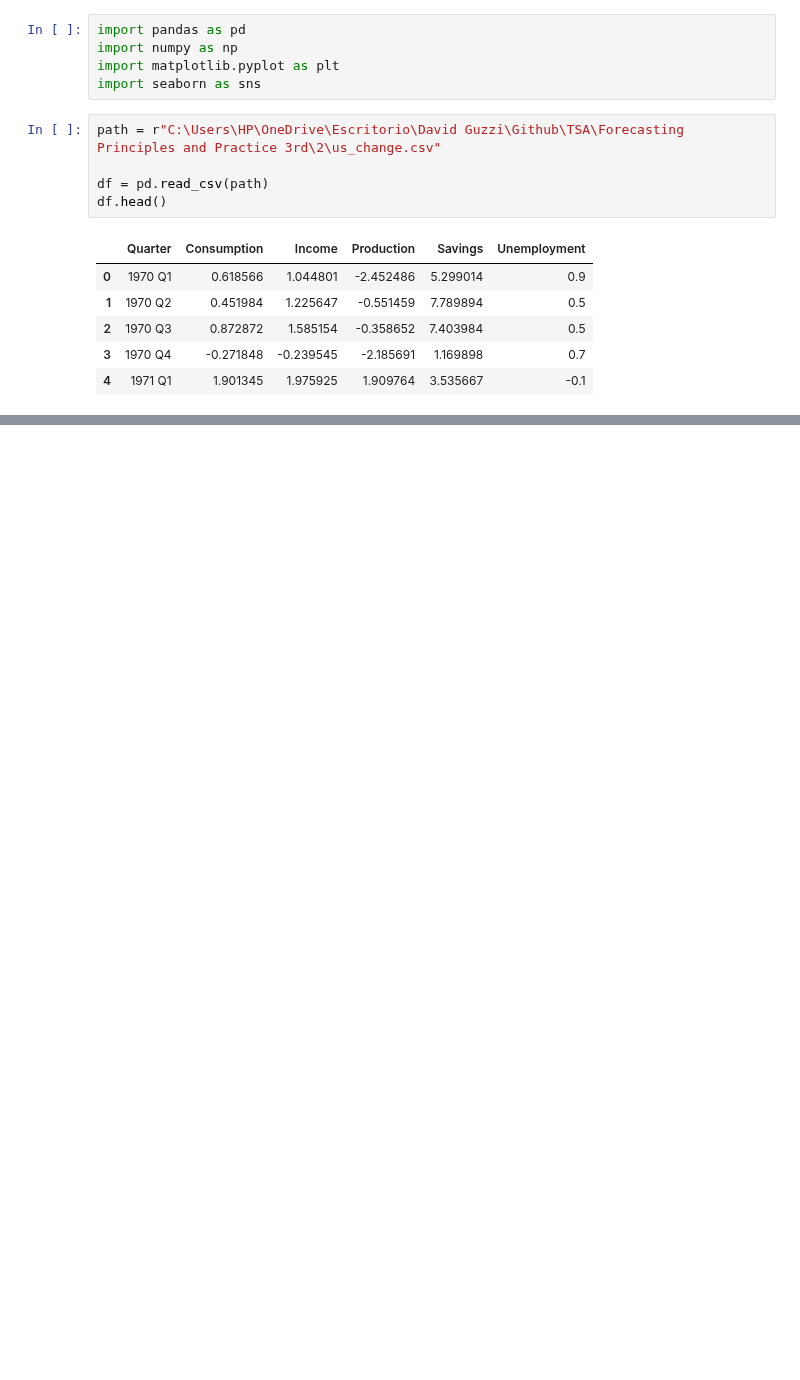
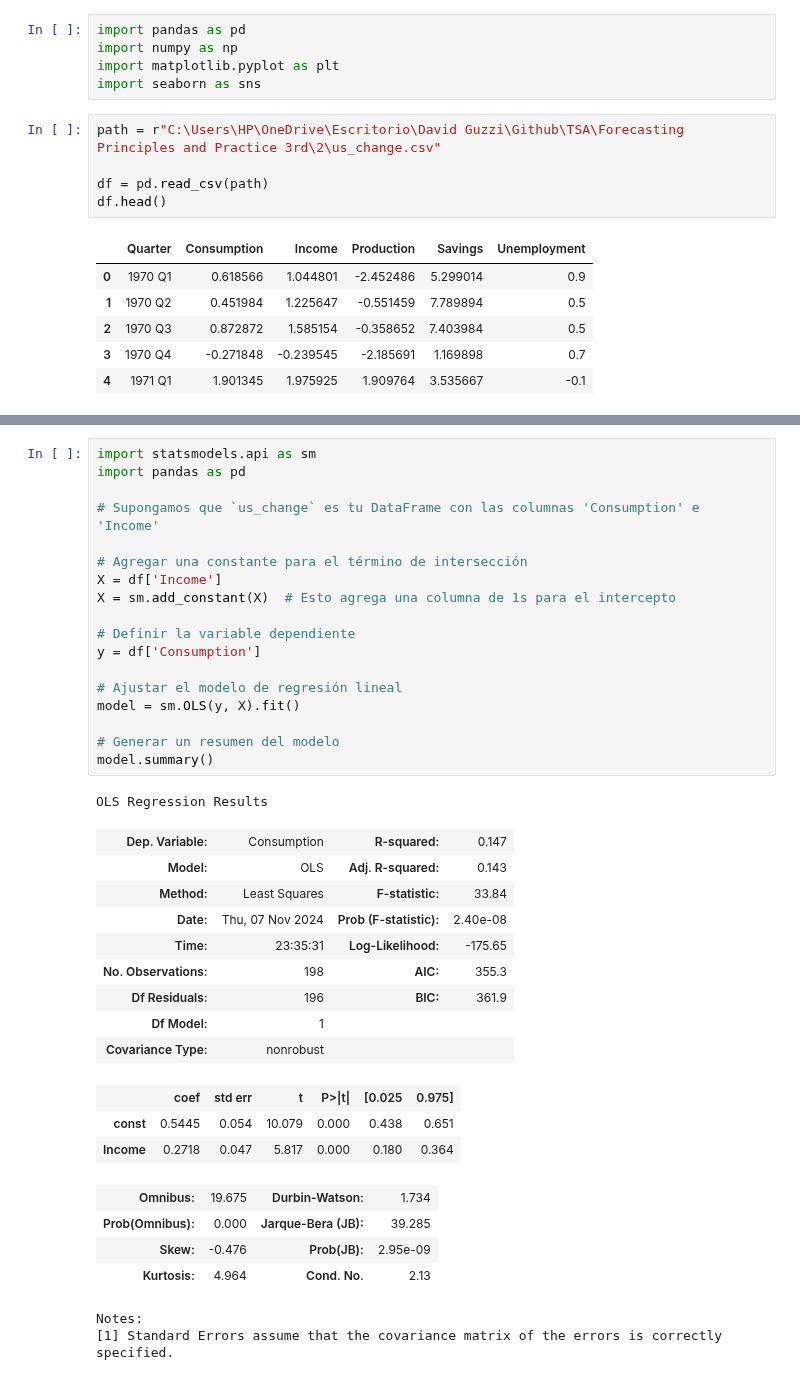
Before and after one commit to DavidGuzzi/TSA, a Jupyter notebook: Forecasting Principles and Practice 3rd/2/7.ipynb, the cells around one changed output, grey strips where cells are left out. Saved outputs shown, nothing was run; the diff lists cells and outputs as text; blank space fills up the shorter version.

```diff
--- a/Forecasting Principles and Practice 3rd/2/7.ipynb
+++ b/Forecasting Principles and Practice 3rd/2/7.ipynb
@@ -23,0 +80,38 @@ ValueError: 'q' is a bad directive in format '%Y/%q'
+# %%
+import statsmodels.api as sm
+import pandas as pd
+
+# Supongamos que `us_change` es tu DataFrame con las columnas 'Consumption' e 'Income'
+
+# Agregar una constante para el término de intersección
+X = df['Income']
+X = sm.add_constant(X)  # Esto agrega una columna de 1s para el intercepto
+
+# Definir la variable dependiente
+y = df['Consumption']
+
+# Ajustar el modelo de regresión lineal
+model = sm.OLS(y, X).fit()
+
+# Generar un resumen del modelo
+model.summary()
+# %% [output]
+OLS Regression Results
+| Dep. Variable: | Consumption | R-squared: | 0.147 |
+| Model: | OLS | Adj. R-squared: | 0.143 |
+| Method: | Least Squares | F-statistic: | 33.84 |
+| Date: | Thu, 07 Nov 2024 | Prob (F-statistic): | 2.40e-08 |
+| Time: | 23:35:31 | Log-Likelihood: | -175.65 |
+| No. Observations: | 198 | AIC: | 355.3 |
+| Df Residuals: | 196 | BIC: | 361.9 |
+| Df Model: | 1 |  |  |
+| Covariance Type: | nonrobust |  |  |
+|  | coef | std err | t | P>|t| | [0.025 | 0.975] |
+| const | 0.5445 | 0.054 | 10.079 | 0.000 | 0.438 | 0.651 |
+| Income | 0.2718 | 0.047 | 5.817 | 0.000 | 0.180 | 0.364 |
+| Omnibus: | 19.675 | Durbin-Watson: | 1.734 |
+| Prob(Omnibus): | 0.000 | Jarque-Bera (JB): | 39.285 |
+| Skew: | -0.476 | Prob(JB): | 2.95e-09 |
+| Kurtosis: | 4.964 | Cond. No. | 2.13 |
+Notes:
+[1] Standard Errors assume that the covariance matrix of the errors is correctly specified.
```
Also changed, not shown: parts of 4 cells of this notebook.
